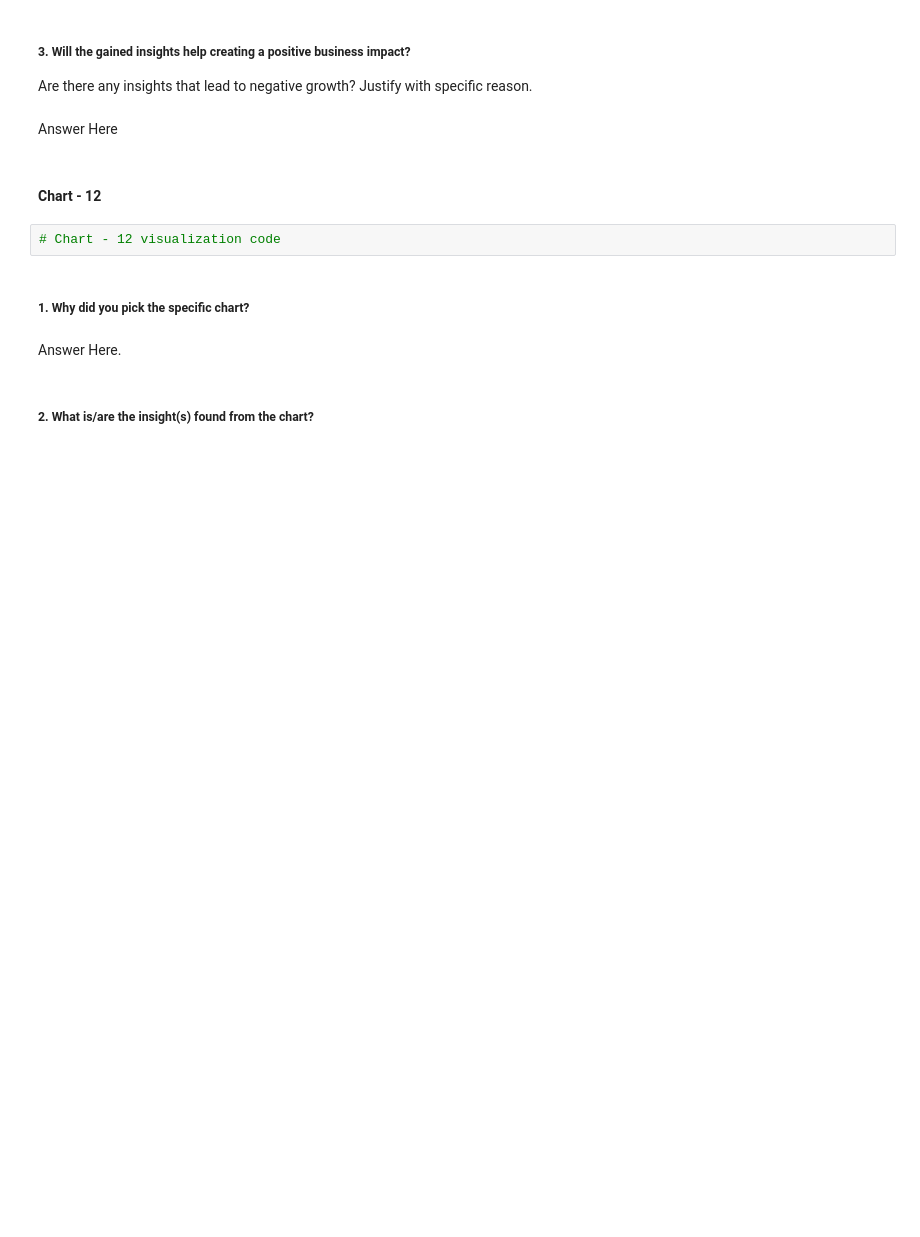
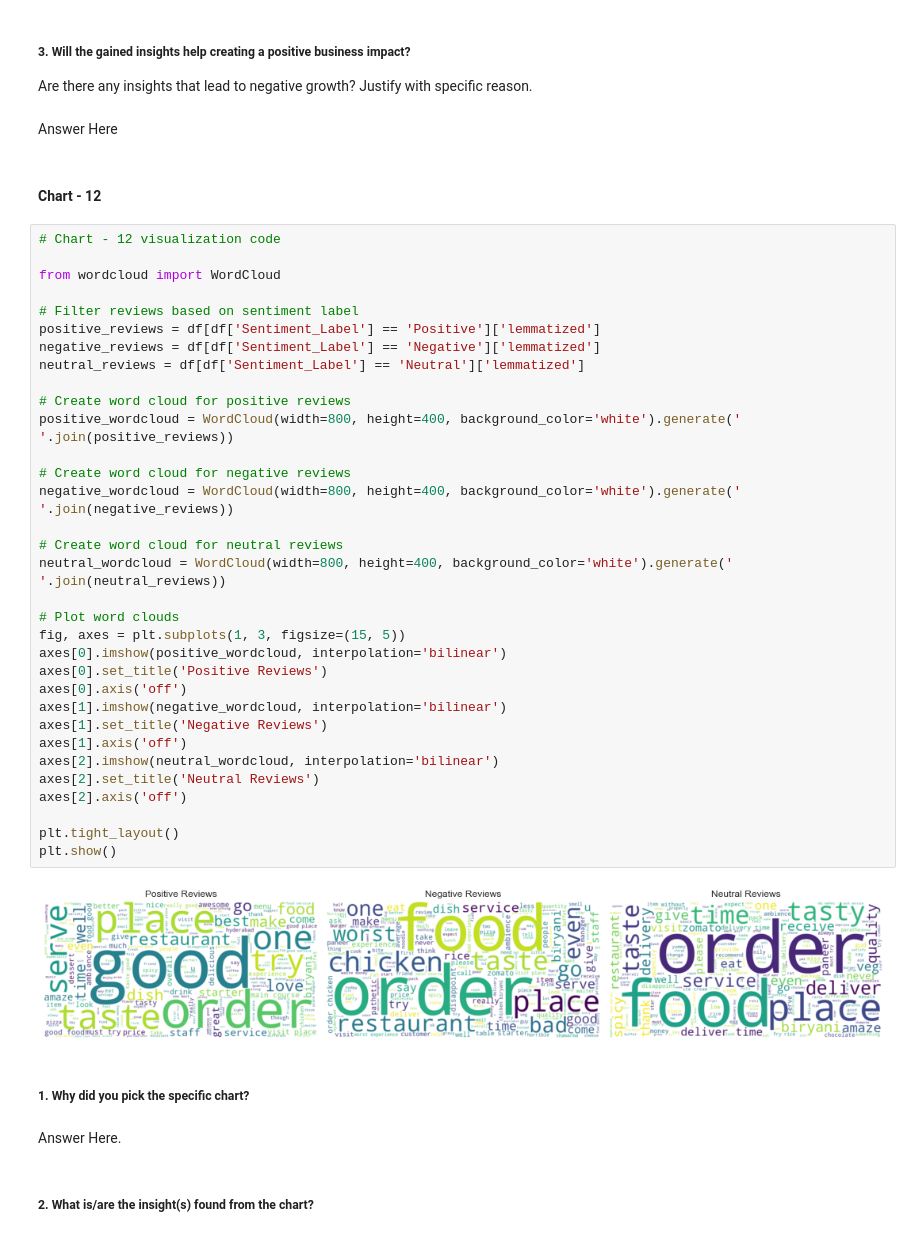
Before and after one commit to Saurabhshrma/Zomato-Restaurant-Clustering-and-Sentiment-Analysis, a Jupyter notebook: Zomato Restaurant Clustering and Sentiment Analysis.ipynb, the cells around one changed output. Cells and saved outputs as stored; diff of their text form; blank space fills up the shorter version.

```diff
--- a/Zomato Restaurant Clustering and Sentiment Analysis.ipynb
+++ b/Zomato Restaurant Clustering and Sentiment Analysis.ipynb
@@ -860,8 +954,41 @@ Are there any insights that lead to negative growth? Justify with specific reaso
 Answer Here
 # %% [markdown]
 #### Chart - 12
-# %%
-# Chart - 12 visualization code
+# %%
+# Chart - 12 visualization code
+
+from wordcloud import WordCloud
+
+# Filter reviews based on sentiment label
+positive_reviews = df[df['Sentiment_Label'] == 'Positive']['lemmatized']
+negative_reviews = df[df['Sentiment_Label'] == 'Negative']['lemmatized']
+neutral_reviews = df[df['Sentiment_Label'] == 'Neutral']['lemmatized']
+
+# Create word cloud for positive reviews
+positive_wordcloud = WordCloud(width=800, height=400, background_color='white').generate(' '.join(positive_reviews))
+
+# Create word cloud for negative reviews
+negative_wordcloud = WordCloud(width=800, height=400, background_color='white').generate(' '.join(negative_reviews))
+
+# Create word cloud for neutral reviews
+neutral_wordcloud = WordCloud(width=800, height=400, background_color='white').generate(' '.join(neutral_reviews))
+
+# Plot word clouds
+fig, axes = plt.subplots(1, 3, figsize=(15, 5))
+axes[0].imshow(positive_wordcloud, interpolation='bilinear')
+axes[0].set_title('Positive Reviews')
+axes[0].axis('off')
+axes[1].imshow(negative_wordcloud, interpolation='bilinear')
+axes[1].set_title('Negative Reviews')
+axes[1].axis('off')
+axes[2].imshow(neutral_wordcloud, interpolation='bilinear')
+axes[2].set_title('Neutral Reviews')
+axes[2].axis('off')
+
+plt.tight_layout()
+plt.show()
+# %% [output]
+[figure, added]
 # %% [markdown]
 ##### 1. Why did you pick the specific chart?
 # %% [markdown]
```
Also changed, not shown: parts of 40 cells of this notebook.
